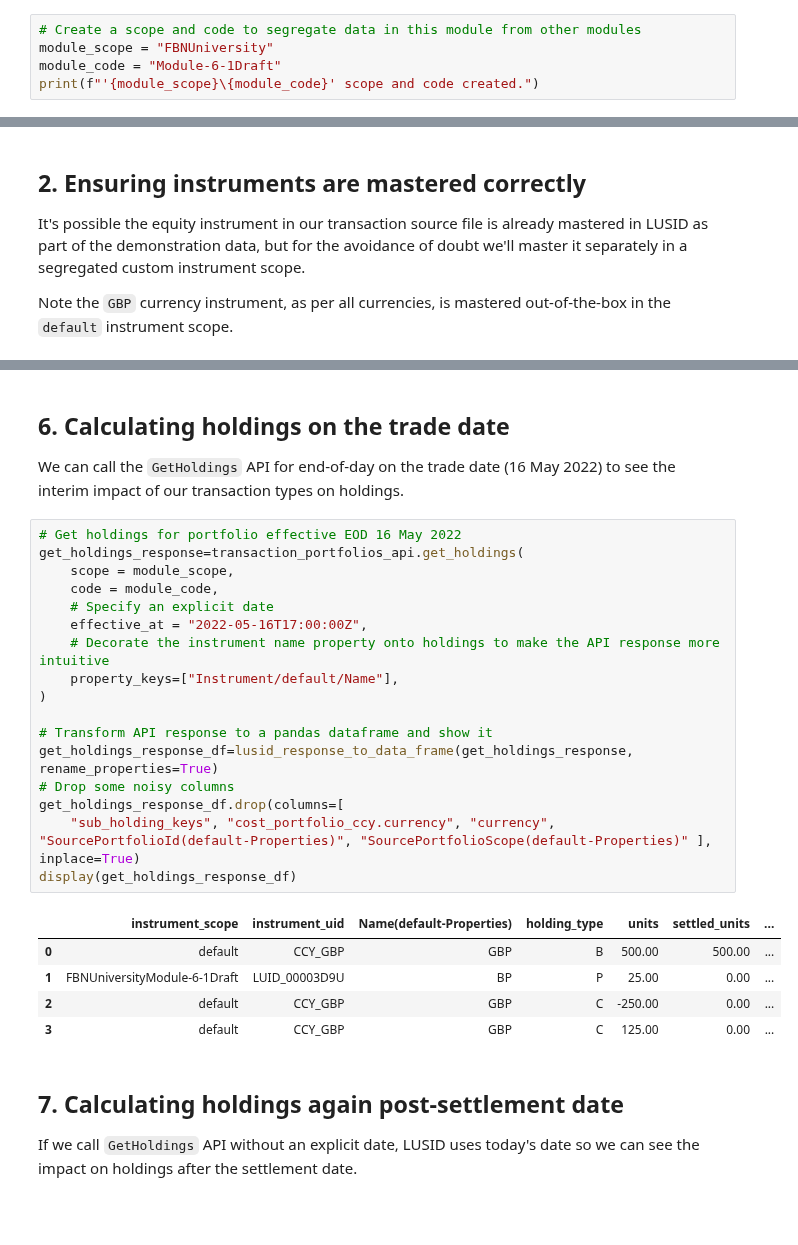
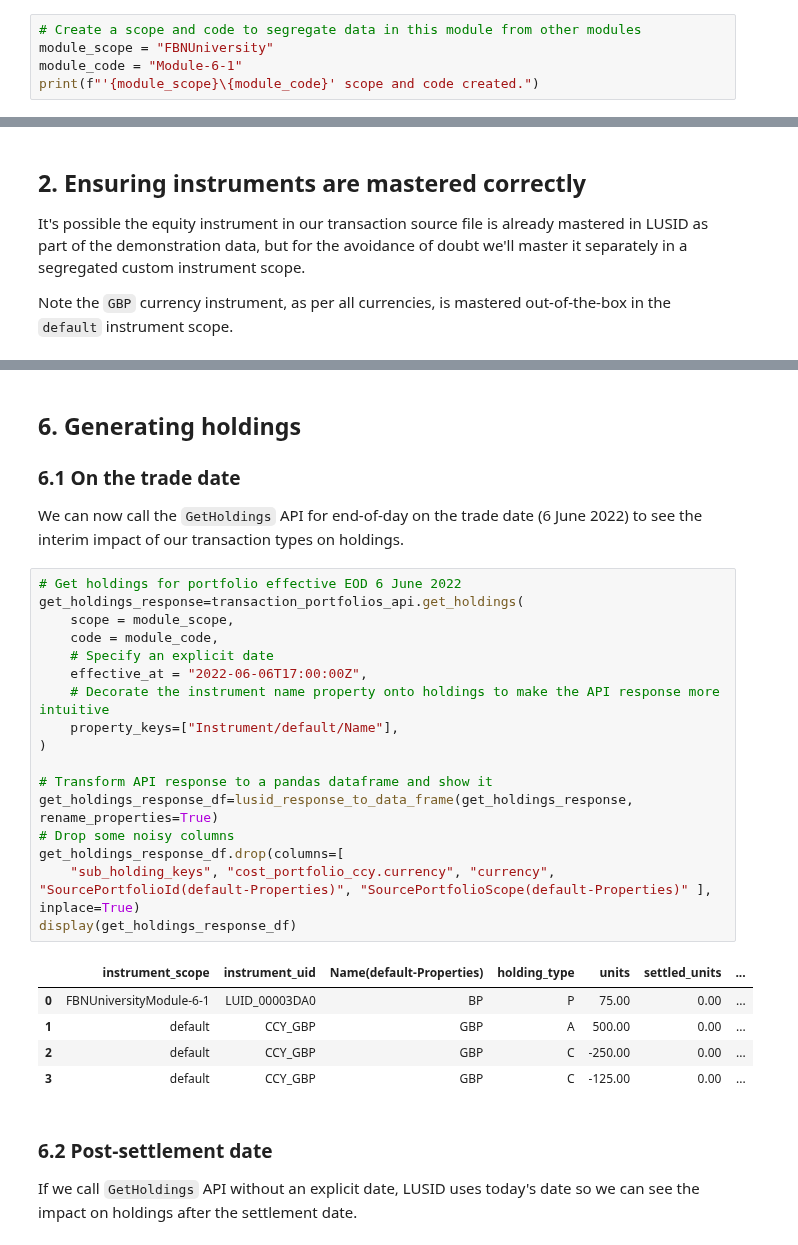
Before and after one commit to finbourne/sample-notebooks, a Jupyter notebook: university/module6/module6-1.ipynb, the cells around one changed output, grey strips where cells are left out. Saved outputs shown, nothing was run; the diff lists cells and outputs as text; blank space fills up the shorter version.

```diff
--- a/university/module6/module6-1.ipynb
+++ b/university/module6/module6-1.ipynb
@@ -52,6 +52,6 @@ display(api_status)
 # %%
 # Create a scope and code to segregate data in this module from other modules
 module_scope = "FBNUniversity"
-module_code = "Module-6-1Draft"
+module_code = "Module-6-1"
 print(f"'{module_scope}\{module_code}' scope and code created.")
 # %% [output]
@@ -369,32 +335,34 @@ display(upsert_transactions_response)
              'effective_from': datetime.datetime(2022, 1, 1, 0, 0, tzinfo=tzutc())}}
 # %% [markdown]
-## 6. Calculating holdings on the trade date
-We can call the `GetHoldings` API for end-of-day on the trade date (16 May 2022) to see the interim impact of our transaction types on holdings.
+## 6. Generating holdings
+
+### 6.1 On the trade date
+We can now call the `GetHoldings` API for end-of-day on the trade date (6 June 2022) to see the interim impact of our transaction types on holdings.
 # %%
-# Get holdings for portfolio effective EOD 16 May 2022
+# Get holdings for portfolio effective EOD 6 June 2022
 get_holdings_response=transaction_portfolios_api.get_holdings(
     scope = module_scope,
     code = module_code,
     # Specify an explicit date
-    effective_at = "2022-05-16T17:00:00Z",
+    effective_at = "2022-06-06T17:00:00Z",
     # Decorate the instrument name property onto holdings to make the API response more intuitive
     property_keys=["Instrument/default/Name"],
 )
 
 # Transform API response to a pandas dataframe and show it
 get_holdings_response_df=lusid_response_to_data_frame(get_holdings_response, rename_properties=True)
 # Drop some noisy columns
 get_holdings_response_df.drop(columns=[
     "sub_holding_keys", "cost_portfolio_ccy.currency", "currency", "SourcePortfolioId(default-Properties)", "SourcePortfolioScope(default-Properties)" ], inplace=True)
 display(get_holdings_response_df)
 # %% [output]
 |  | instrument_scope | instrument_uid | Name(default-Properties) | holding_type | units | settled_units | ... |
-| 0 | default | CCY_GBP | GBP | B | 500.00 | 500.00 | ... |
-| 1 | FBNUniversityModule-6-1Draft | LUID_00003D9U | BP | P | 25.00 | 0.00 | ... |
+| 0 | FBNUniversityModule-6-1 | LUID_00003DA0 | BP | P | 75.00 | 0.00 | ... |
+| 1 | default | CCY_GBP | GBP | A | 500.00 | 0.00 | ... |
 | 2 | default | CCY_GBP | GBP | C | -250.00 | 0.00 | ... |
-| 3 | default | CCY_GBP | GBP | C | 125.00 | 0.00 | ... |
+| 3 | default | CCY_GBP | GBP | C | -125.00 | 0.00 | ... |
 # %% [markdown]
-## 7. Calculating holdings again post-settlement date
+### 6.2 Post-settlement date
 
 If we call `GetHoldings` API without an explicit date, LUSID uses today's date so we can see the impact on holdings after the settlement date.
 # %%
```
Also changed, not shown: parts of 15 cells of this notebook, 5 other files.
